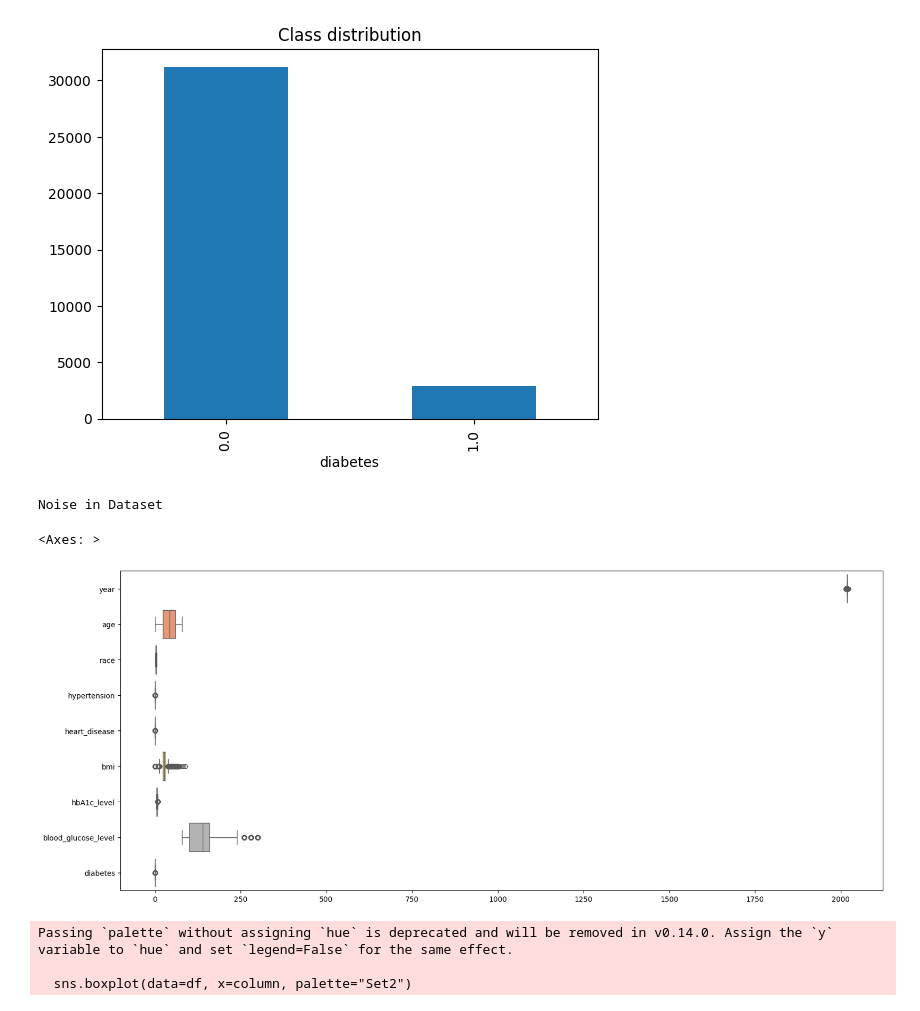
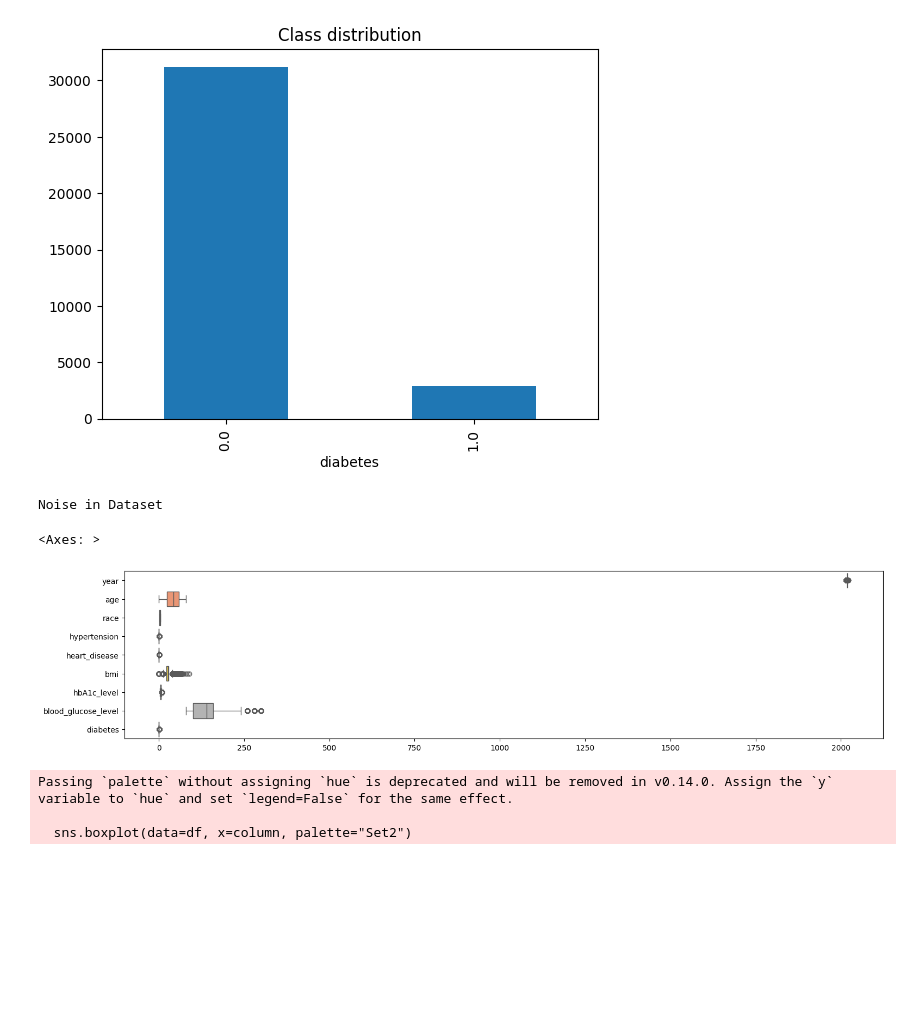
Before and after one commit to TheHstler/Machine-Learning-Assingment-2, a Jupyter notebook: ml_diabetes_checkpoint.ipynb, the cells around one changed output. Drawn from its saved outputs; the diff is of its cells as text; code cells hidden in the pictures; blank space fills up the shorter version.

```diff
--- a/ml_diabetes_checkpoint.ipynb
+++ b/ml_diabetes_checkpoint.ipynb
@@ -385,16 +390,16 @@ df['diabetes'].value_counts().plot(kind='bar', title='Class distribution');
 # %%
 #To find out if there is any noise or Outliers
 import seaborn as sns
 
 # Set the figure size
-plt.figure(figsize=(19, 8))
+plt.figure(figsize=(18, 4))
 
 print("Noise in Dataset")
 sns.boxplot (data=df, orient="h", palette="Set2")
 # %% [output]
 Noise in Dataset
 <Axes: >
-[figure, old version]
+[figure, new version]
 # %%
 # Loop through each feature (column) in the dataframe
 for column in df.columns:
```
Also changed, not shown: parts of 15 cells of this notebook.
